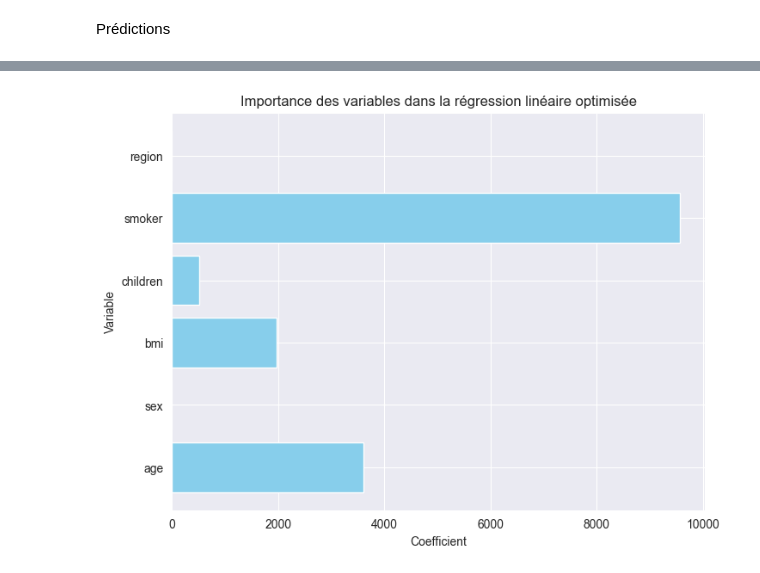
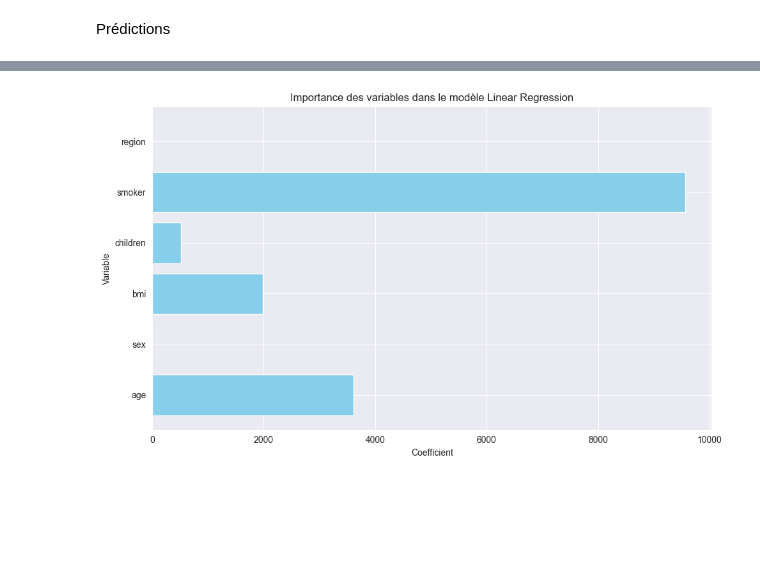
Before and after one commit to DahliaNoir71/MedicalCostPrediction, a Jupyter notebook: MedicalCostPrediction.ipynb, the cells around one changed output, grey strips where cells are left out. Drawn from its saved outputs; the diff is of its cells as text; code cells hidden in the pictures; blank space fills up the shorter version.

```diff
--- a/MedicalCostPrediction.ipynb
+++ b/MedicalCostPrediction.ipynb
@@ -655,22 +752,66 @@ Régression Linéaire : Interprétation des Coefficients
 # %%
-# Récupérer le modèle optimisé de régression linéaire
-linear_regression_optimized = best_models['Linear Regression']
+def display_model_coefficients(models, x_train, feature_names):
+    """
+    Affiche les coefficients ou les caractéristiques importantes de chaque modèle optimisé.
 
-# Récupérer les coefficients du modèle
-coefficients = pd.DataFrame({
-    'Variable': x_train.columns,
-    'Coefficient': linear_regression_optimized.coef_
-})
+    Paramètres :
+        - models : Dictionnaire des modèles optimisés.
+        - x_train : Données d'entraînement (numpy array ou DataFrame).
+        - feature_names : Liste des noms des caractéristiques.
+    """
+    for model_name, model in models.items():
+        print(f"\nModèle : {model_name}")
 
-# Afficher les coefficients
-print("Coefficients de la régression linéaire optimisée :")
-print(coefficients)
+        # Si le modèle a des coefficients (Linear Regression, Ridge, Bayesian Ridge)
+        if hasattr(model, 'coef_'):
+            coefficients = pd.DataFrame({
+                'Variable': feature_names,
+                'Coefficient': model.coef_
+            })
+            print(f"Coefficients du modèle {model_name} :")
+            print(coefficients)
 
-# Visualiser les coefficients sous forme de barres
-plt.figure(figsize=(8, 6))
-plt.barh(x_train.columns, linear_regression_optimized.coef_, color='skyblue')
-plt.xlabel("Coefficient")
-plt.ylabel("Variable")
-plt.title("Importance des variables dans la régression linéaire optimisée")
-plt.show()
+            # Visualiser les coefficients sous forme de barres
+            plt.figure(figsize=(10, 6))
+            plt.barh(feature_names, model.coef_, color='skyblue')
+            plt.xlabel("Coefficient")
+            plt.ylabel("Variable")
+            plt.title(f"Importance des variables dans le modèle {model_name}")
+            plt.tight_layout()
+            plt.show()
+
+            # Pour Ridge et Bayesian Ridge, afficher le paramètre alpha
+            if model_name in ['Ridge Regression', 'Bayesian Ridge Regression']:
+                if hasattr(model, 'alpha_'):
+                    print(f"Paramètre alpha pour {model_name}: {model.alpha_}")
+                elif hasattr(model, 'alpha'):
+                    print(f"Paramètre alpha pour {model_name}: {model.alpha}")
+
+        # Si le modèle est basé sur des arbres (Random Forest, Gradient Boosting)
+        elif hasattr(model, 'feature_importances_'):
+            feature_importances = pd.DataFrame({
+                'Variable': feature_names,
+                'Importance': model.feature_importances_
+            })
+            print(f"Importances des variables pour {model_name}:")
+            print(feature_importances)
+
+            # Visualiser les importances sous forme de barres
+            plt.figure(figsize=(10, 6))
+            plt.barh(feature_names, model.feature_importances_, color='lightgreen')
+            plt.xlabel("Importance")
+            plt.ylabel("Variable")
+            plt.title(f"Importance des variables dans le modèle {model_name}")
+            plt.tight_layout()
+            plt.show()
+
+        # Si le modèle n'a pas de coefficients ou d'importances accessibles directement
+        else:
+            print(f"Le modèle {model_name} ne fournit pas de coefficients ou d'importances directement accessibles.")
+
+# Obtenir les noms des caractéristiques
+feature_names = x.columns.tolist()
+
+# Appeler la fonction avec les noms des caractéristiques
+display_model_coefficients(best_models, x_train_scaled, feature_names)
 # %% [output]
@@ -678,8 +820,8 @@ Coefficients de la régression linéaire optimisée :
    Variable  Coefficient
 0       age  3616.064763
 1       sex     0.000000
 2       bmi  1979.378055
 3  children   519.666758
 4    smoker  9558.974153
 5    region     0.000000
-[figure, old version]
+[figure, new version]
```
Also changed, not shown: parts of 9 cells of this notebook.
